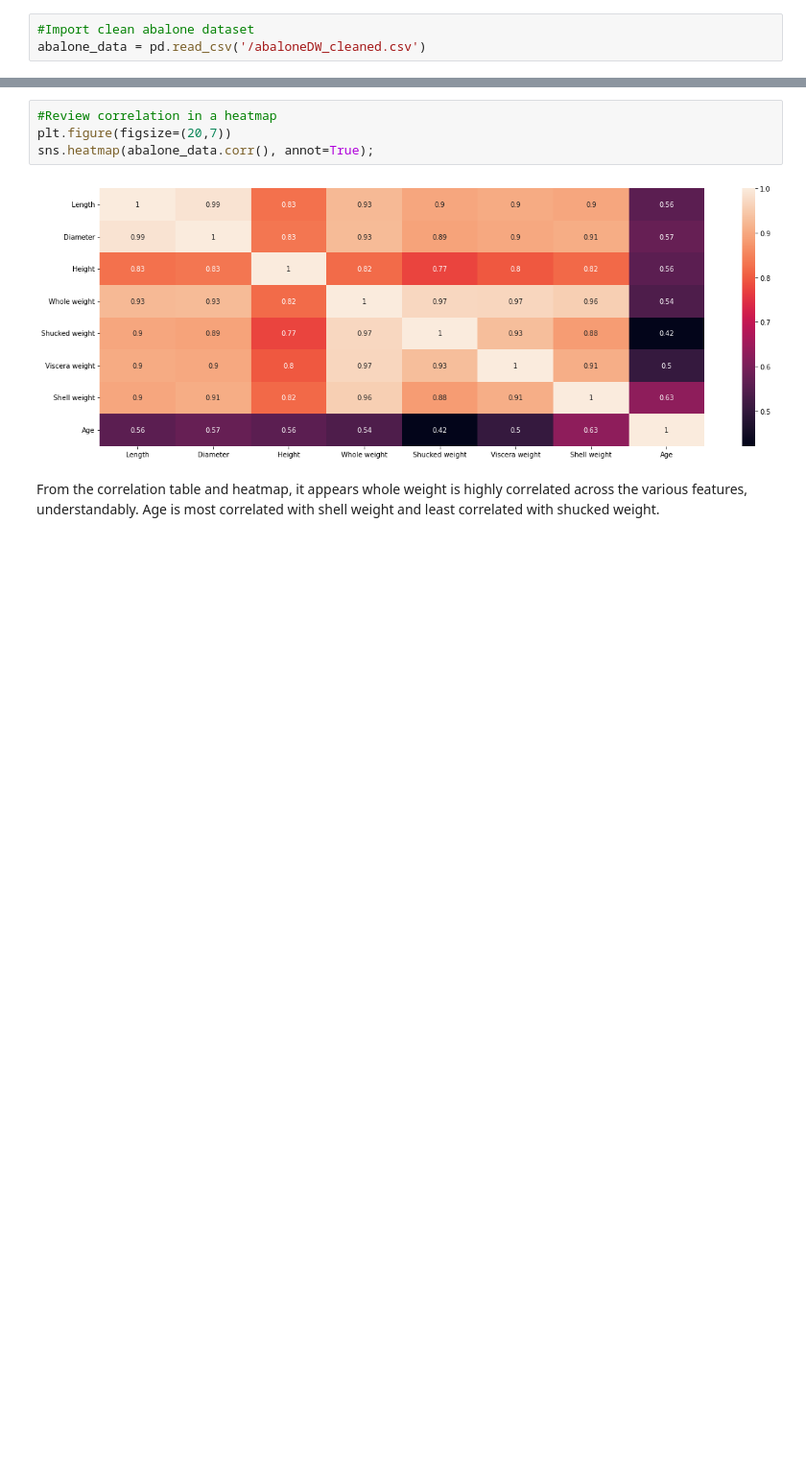
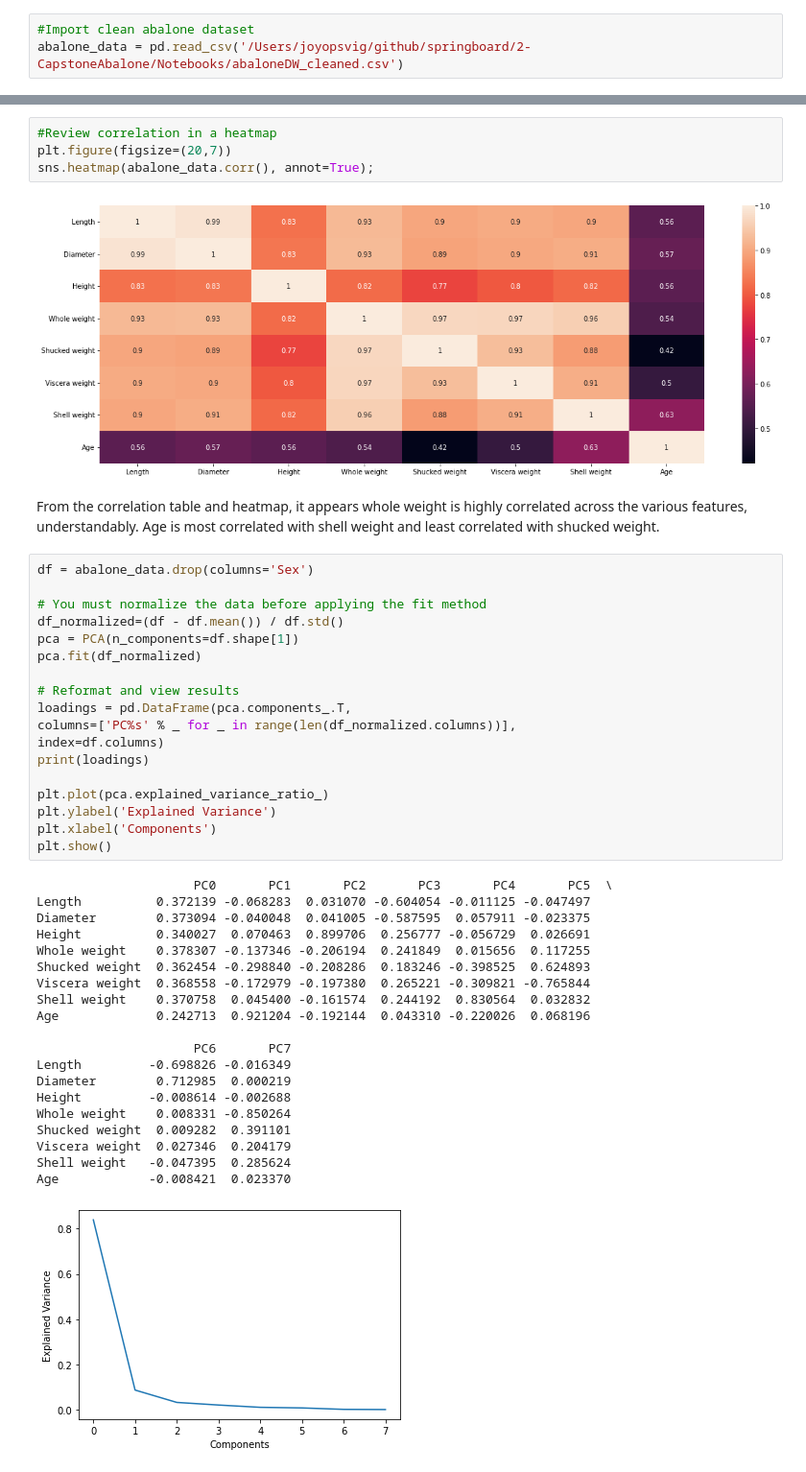
Before and after one commit to joycorrine/springboard, a Jupyter notebook: 2-CapstoneAbalone/Notebooks/Cap2EDAAbalone.ipynb, the cells around one changed output, grey strips where cells are left out. Shown at 96% size. Saved outputs shown, nothing was run; the diff lists cells and outputs as text; blank space fills up the shorter version.

```diff
--- a/2-CapstoneAbalone/Notebooks/Cap2EDAAbalone.ipynb
+++ b/2-CapstoneAbalone/Notebooks/Cap2EDAAbalone.ipynb
@@ -21,6 +23,6 @@ import numpy as np
 # %%
 #Import clean abalone dataset
-abalone_data = pd.read_csv('/abaloneDW_cleaned.csv')
+abalone_data = pd.read_csv('/Users/joyopsvig/github/springboard/2-CapstoneAbalone/Notebooks/abaloneDW_cleaned.csv')
 # %%
 #Call head method to print first several rows of data
 abalone_data.head()
@@ -133,3 +135,42 @@ sns.heatmap(abalone_data.corr(), annot=True);
 [figure]
 # %% [markdown]
 From the correlation table and heatmap, it appears whole weight is highly correlated across the various features, understandably. Age is most correlated with shell weight and least correlated with shucked weight.
+# %%
+df = abalone_data.drop(columns='Sex')
+
+# You must normalize the data before applying the fit method
+df_normalized=(df - df.mean()) / df.std()
+pca = PCA(n_components=df.shape[1])
+pca.fit(df_normalized)
+
+# Reformat and view results
+loadings = pd.DataFrame(pca.components_.T,
+columns=['PC%s' % _ for _ in range(len(df_normalized.columns))],
+index=df.columns)
+print(loadings)
+
+plt.plot(pca.explained_variance_ratio_)
+plt.ylabel('Explained Variance')
+plt.xlabel('Components')
+plt.show()
+# %% [output]
+                     PC0       PC1       PC2       PC3       PC4       PC5  \
+Length          0.372139 -0.068283  0.031070 -0.604054 -0.011125 -0.047497
+Diameter        0.373094 -0.040048  0.041005 -0.587595  0.057911 -0.023375
+Height          0.340027  0.070463  0.899706  0.256777 -0.056729  0.026691
+Whole weight    0.378307 -0.137346 -0.206194  0.241849  0.015656  0.117255
+Shucked weight  0.362454 -0.298840 -0.208286  0.183246 -0.398525  0.624893
+Viscera weight  0.368558 -0.172979 -0.197380  0.265221 -0.309821 -0.765844
+Shell weight    0.370758  0.045400 -0.161574  0.244192  0.830564  0.032832
+Age             0.242713  0.921204 -0.192144  0.043310 -0.220026  0.068196
+
+                     PC6       PC7
+Length         -0.698826 -0.016349
+Diameter        0.712985  0.000219
+Height         -0.008614 -0.002688
+Whole weight    0.008331 -0.850264
+Shucked weight  0.009282  0.391101
+Viscera weight  0.027346  0.204179
+Shell weight   -0.047395  0.285624
+Age            -0.008421  0.023370
+[figure, added]
```
Also changed, not shown: parts of 8 cells of this notebook, 3 other files.
